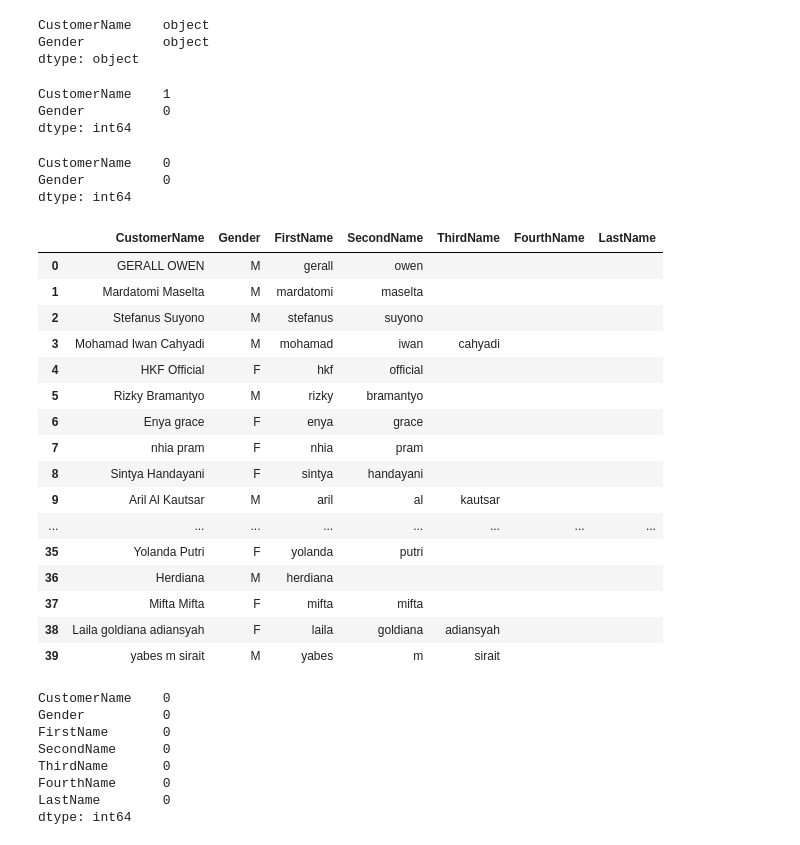
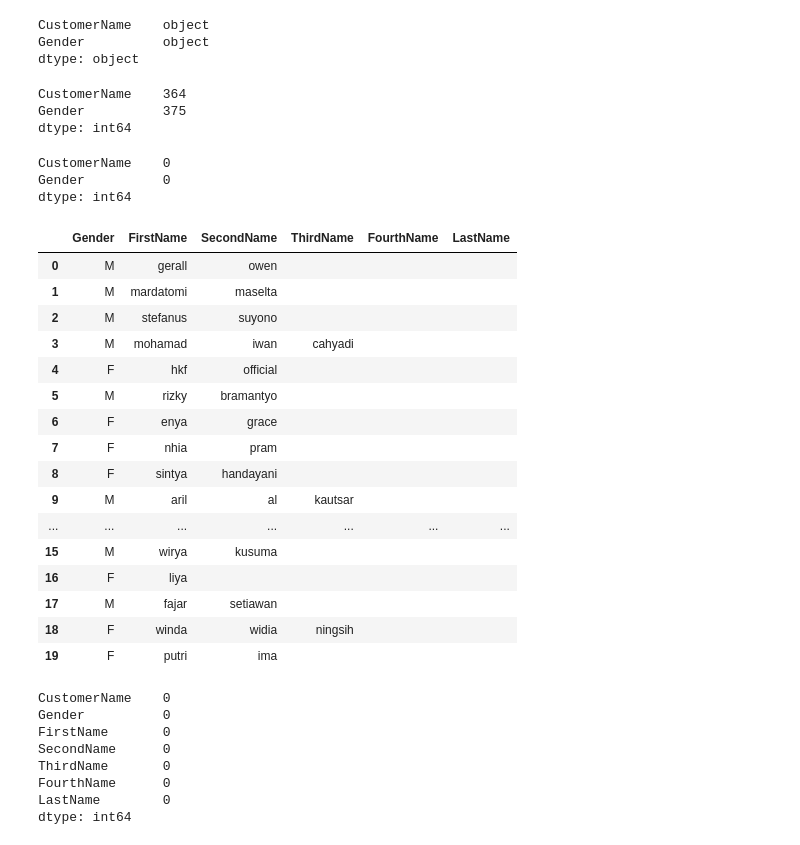
Before and after one commit to Sagisak/Projects_KG, a Jupyter notebook: GenderPrediction.ipynb, the cells around one changed output. Drawn from its saved outputs; the diff is of its cells as text; code cells hidden in the pictures.

```diff
--- a/GenderPrediction.ipynb
+++ b/GenderPrediction.ipynb
@@ -5,6 +5,6 @@
 # %%
 import pandas as pd
 
-GenderData = pd.read_csv('KGGenderDataset.csv', delimiter=';')
+GenderData = pd.read_csv('KGGenderDataset.csv', usecols=[0,1])
 GenderData.head()
 # %% [output]
@@ -17,2 +16,0 @@ GenderData.head()
-# %%
-GenderData = GenderData.drop('CustomerId', axis=1) #membuang column yang tidak diperlukan
@@ -34,8 +23,8 @@ dtype: object
 # %%
 GenderData.isna().sum() #lihat jika ada null value
 # %% [output]
-CustomerName    1
-Gender          0
+CustomerName    364
+Gender          375
 dtype: int64
 # %%
 GenderData = GenderData.dropna() #drop null value
@@ -72,25 +61,25 @@ def split_name(name):
 # Apply function to the DataFrame
 GenderData[['FirstName', 'SecondName', 'ThirdName', 'FourthName', 'LastName']] = GenderData['CustomerName'].apply(split_name)
 # %%
-GenderData.head(40)
+GenderData.head(20)
 # %% [output]
-|  | CustomerName | Gender | FirstName | SecondName | ThirdName | FourthName | LastName |
-| 0 | GERALL OWEN | M | gerall | owen |  |  |  |
-| 1 | Mardatomi Maselta | M | mardatomi | maselta |  |  |  |
-| 2 | Stefanus Suyono | M | stefanus | suyono |  |  |  |
-| 3 | Mohamad Iwan Cahyadi | M | mohamad | iwan | cahyadi |  |  |
-| 4 | HKF Official | F | hkf | official |  |  |  |
-| 5 | Rizky Bramantyo | M | rizky | bramantyo |  |  |  |
-| 6 | Enya grace | F | enya | grace |  |  |  |
-| 7 | nhia pram | F | nhia | pram |  |  |  |
-| 8 | Sintya Handayani | F | sintya | handayani |  |  |  |
-| 9 | Aril Al Kautsar | M | aril | al | kautsar |  |  |
-| ... | ... | ... | ... | ... | ... | ... | ... |
-| 35 | Yolanda Putri | F | yolanda | putri |  |  |  |
-| 36 | Herdiana | M | herdiana |  |  |  |  |
-| 37 | Mifta Mifta | F | mifta | mifta |  |  |  |
-| 38 | Laila goldiana adiansyah | F | laila | goldiana | adiansyah |  |  |
-| 39 | yabes m sirait | M | yabes | m | sirait |  |  |
+|  | Gender | FirstName | SecondName | ThirdName | FourthName | LastName |
+| 0 | M | gerall | owen |  |  |  |
+| 1 | M | mardatomi | maselta |  |  |  |
+| 2 | M | stefanus | suyono |  |  |  |
+| 3 | M | mohamad | iwan | cahyadi |  |  |
+| 4 | F | hkf | official |  |  |  |
+| 5 | M | rizky | bramantyo |  |  |  |
+| 6 | F | enya | grace |  |  |  |
+| 7 | F | nhia | pram |  |  |  |
+| 8 | F | sintya | handayani |  |  |  |
+| 9 | M | aril | al | kautsar |  |  |
+| ... | ... | ... | ... | ... | ... | ... |
+| 15 | M | wirya | kusuma |  |  |  |
+| 16 | F | liya |  |  |  |  |
+| 17 | M | fajar | setiawan |  |  |  |
+| 18 | F | winda | widia | ningsih |  |  |
+| 19 | F | putri | ima |  |  |  |
 # %%
 GenderData.isna().sum() #check null value
 # %% [output]
```
Also changed, not shown: parts of 27 cells of this notebook, 21 other files.
